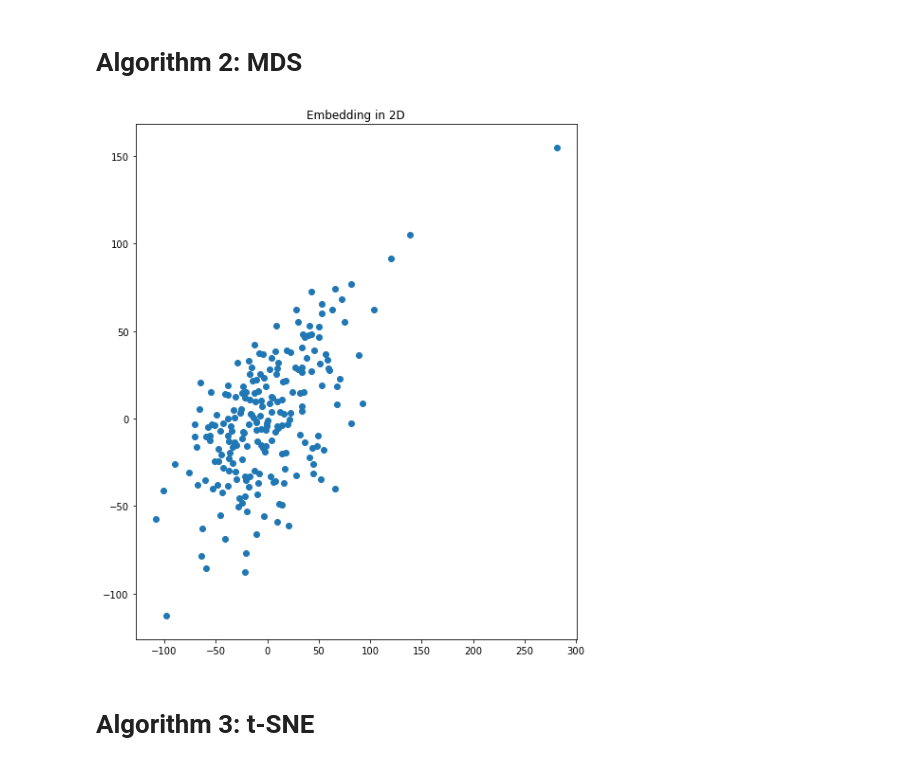
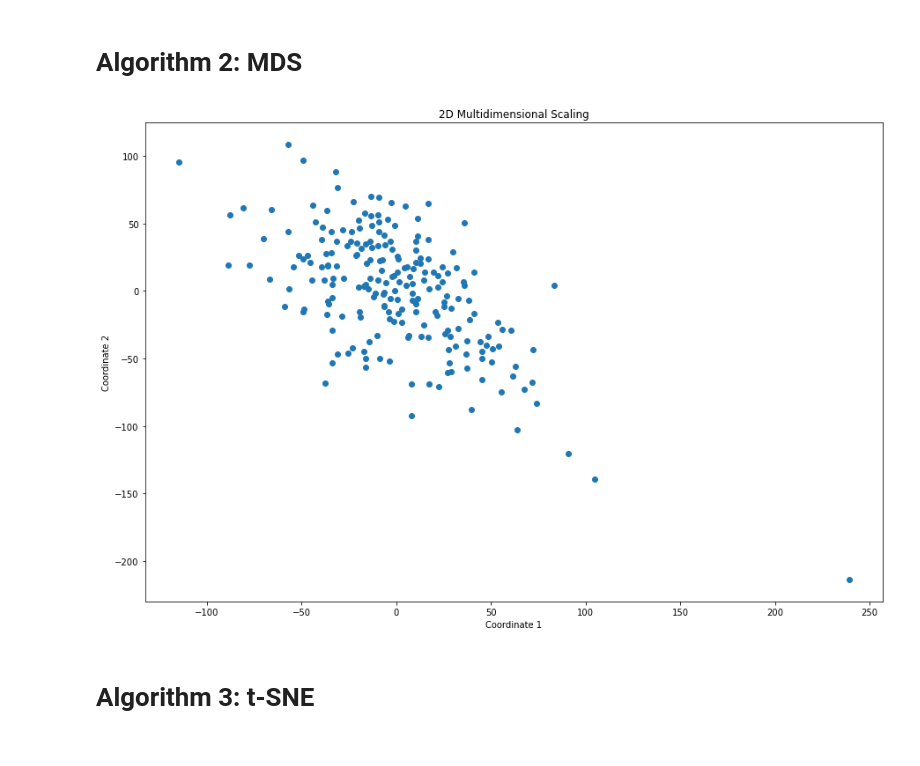
Before and after one commit to se21m024/DataScience, a Jupyter notebook: Exercise 2/se21m024_Stummer_ex2_Dim_Reduction_Small.ipynb, the cells around one changed output. Drawn from its saved outputs; the diff is of its cells as text; code cells hidden in the pictures.

```diff
--- a/Exercise 2/se21m024_Stummer_ex2_Dim_Reduction_Small.ipynb
+++ b/Exercise 2/se21m024_Stummer_ex2_Dim_Reduction_Small.ipynb
@@ -272,25 +239,18 @@ ax.grid()
 # %% [markdown]
 # Algorithm 2: MDS
-# %%
-X = np.array(a)
-mds = MDS(random_state=0)
-X_transform = mds.fit_transform(X)
-#print(X_transform)
-
-
-#colors = ['r', 'g', 'b', 'c', 'm']
-#size = [64, 64, 64, 64, 64]
-fig = plt.figure(2, (20,10))
-# ax = fig.add_subplot(121, projection='3d')
-# plt.scatter(X[:,0], X[:,1], zs=X[:,2], s=size, c=colors)
-# plt.title('Original Points')
-
-ax = fig.add_subplot(122)
-plt.scatter(X_transform[:,0], X_transform[:,1])#, s=size, c=colors)
-plt.title('Embedding in 2D')
-fig.subplots_adjust(wspace=.4, hspace=0.5)
-plt.show()
-# %% [output]
-[figure, removed]
+# %%
+mds = MDS(random_state=0)
+principal_components = mds.fit_transform(data_array)
+principal_df = pd.DataFrame(data = principal_components)
+principle_array = principal_df.to_numpy()
+
+fig = plt.figure(2, (15,10))
+plt.scatter(principle_array[:,0], principle_array[:,1])
+plt.title('2D Multidimensional Scaling')
+plt.xlabel("Coordinate 1")
+plt.ylabel("Coordinate 2")
+plt.show()
+# %% [output]
+[figure, added]
 # %% [markdown]
 # Algorithm 3: t-SNE
```
Also changed, not shown: parts of 17 cells of this notebook, 5 other files.
